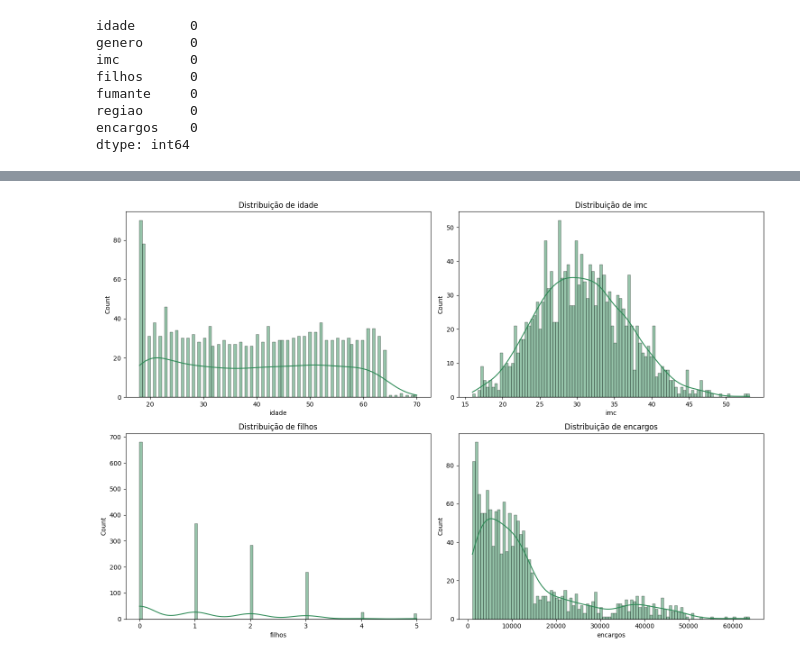
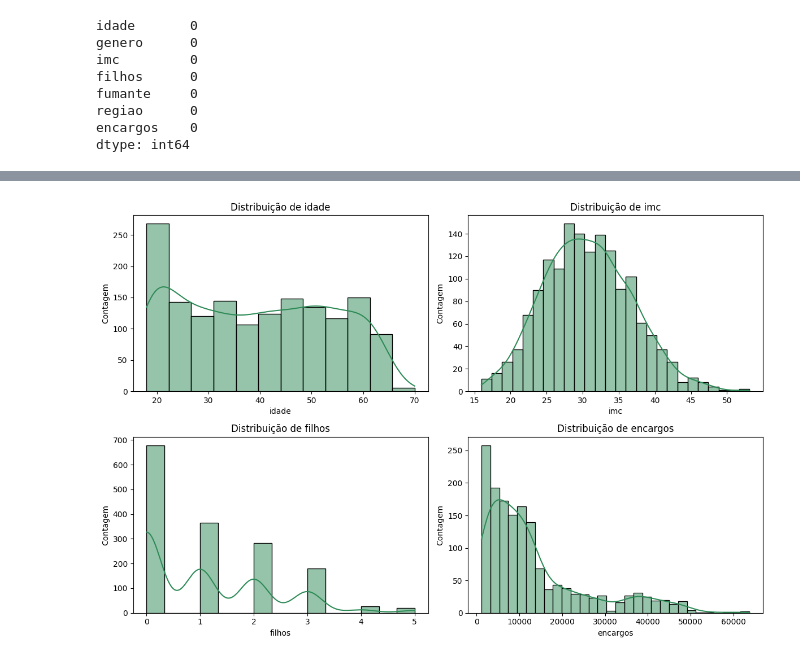
Before and after one commit to carlos-rian/fiap-pos-tech, a Jupyter notebook: tech-challenge.ipynb, the cells around one changed output, grey strips where cells are left out. Saved outputs shown, nothing was run; the diff lists cells and outputs as text; code cells hidden in the pictures.

```diff
--- a/tech-challenge.ipynb
+++ b/tech-challenge.ipynb
@@ -135,13 +121,14 @@ sns.color_palette("dark")
 # %%
 import matplotlib.pyplot as plt
 import seaborn as sns
 
-plt.figure(figsize=(15, 10))
+plt.figure(figsize=(12, 8))
 for idx, column in enumerate(['idade', 'imc', 'filhos', 'encargos']):
     plt.subplot(2, 2, idx + 1)
-    sns.histplot(raw[column], kde=True, color='seagreen', edgecolor='k', bins=100)
+    ax = sns.histplot(raw[column], kde=True, color='seagreen', edgecolor='k')
+    ax.set_ylabel('Contagem')
     plt.title(f'Distribuição de {column}')
 plt.tight_layout()
 plt.show()
 # %% [output]
-[figure, old version]
+[figure, new version]
```
Also changed, not shown: parts of 2 cells of this notebook.
